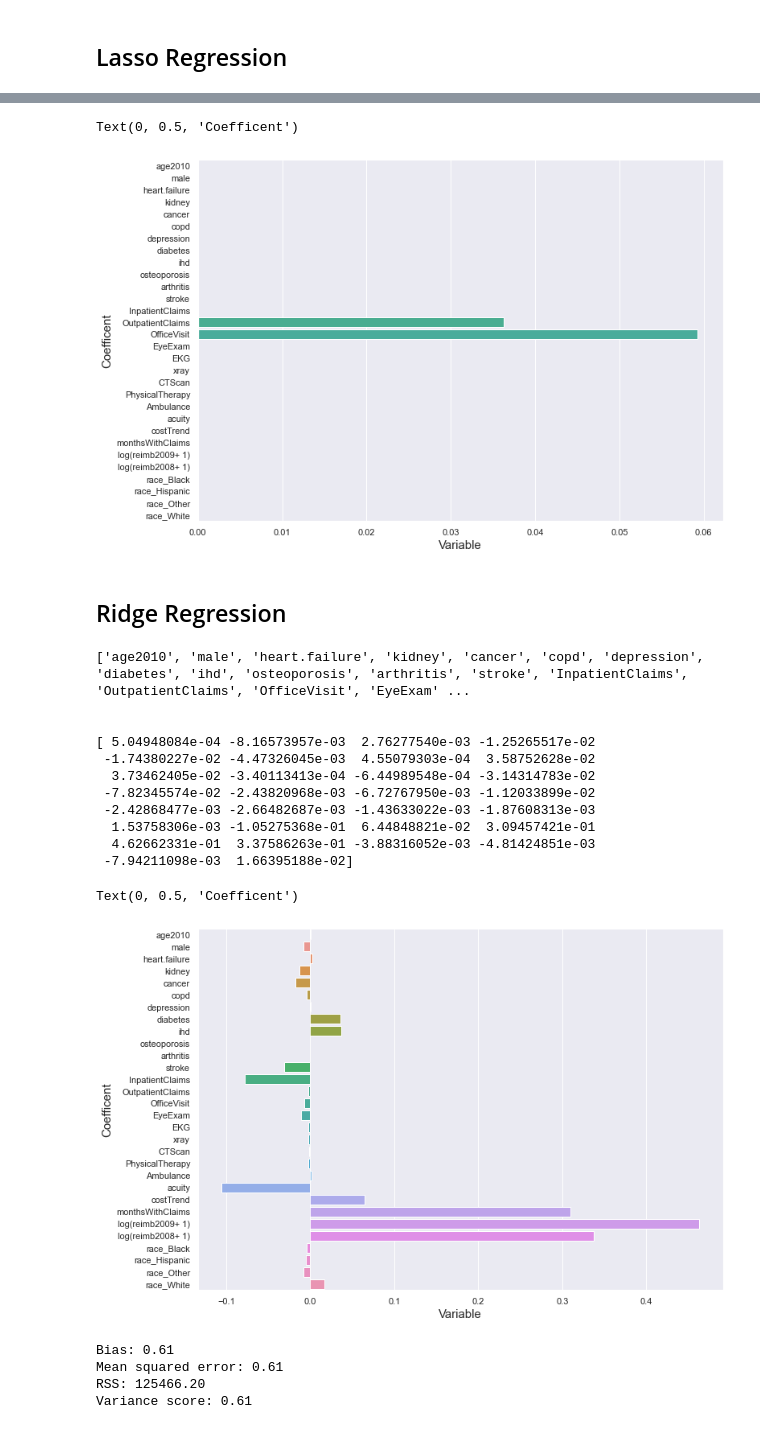
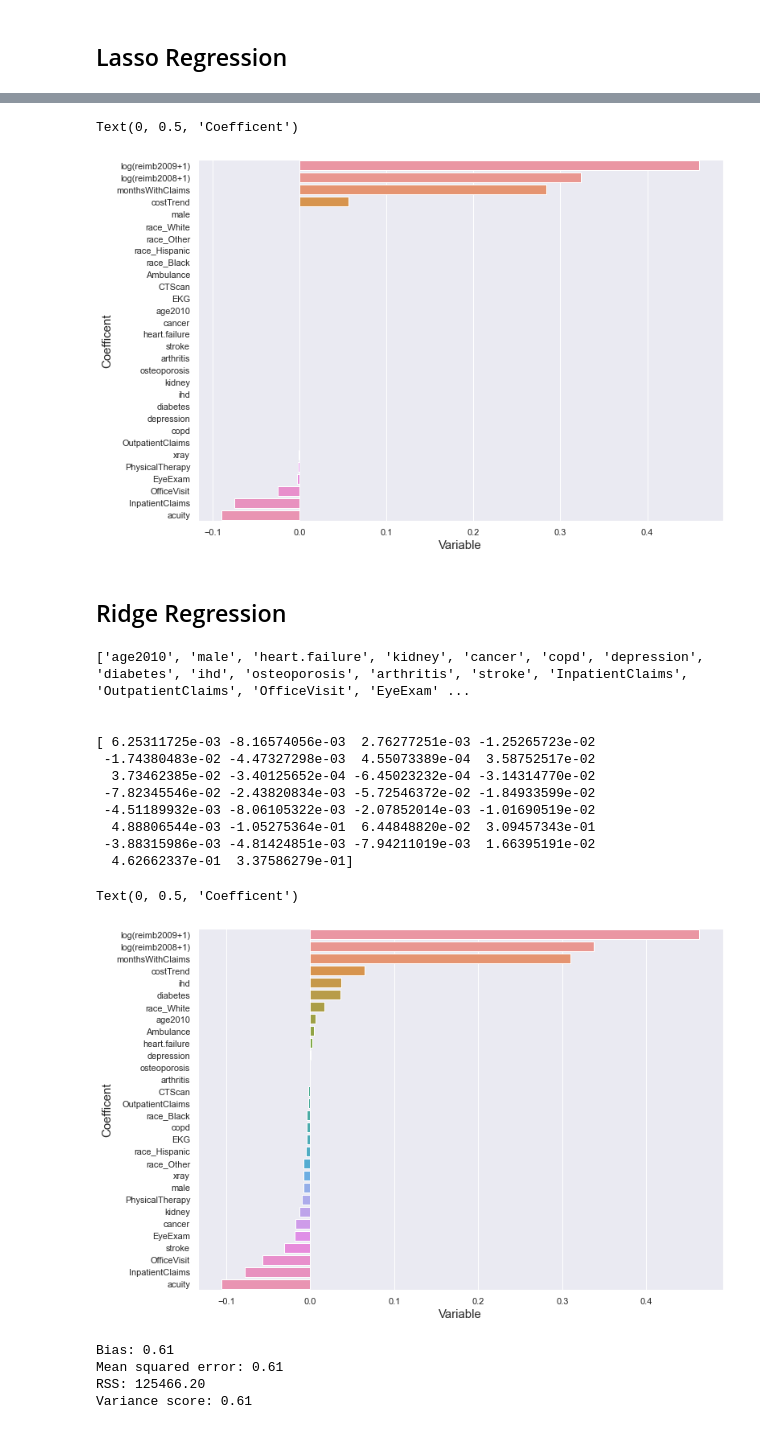
Before and after one commit to deniztokmakoglu/CAPP30254_Project, a Jupyter notebook: Reguralization.ipynb, the cells around one changed output, grey strips where cells are left out. Saved outputs shown, nothing was run; the diff lists cells and outputs as text; code cells hidden in the pictures.

```diff
--- a/Reguralization.ipynb
+++ b/Reguralization.ipynb
@@ -94,0 +87,6 @@ def metrics(target_predict,test_targets,train_features,train_targets,regr,output
+# %%
+ls = linear_model.Lasso()
+params_lasso = {'alpha':[0.5, 0.25, 0.1,0.01]}
+Lasso_GS = GridSearchCV(ls, param_grid=params_lasso, n_jobs=-1, scoring='neg_mean_squared_error')
+Lasso_GS.fit(train_features,train_targets)
+best_lasso = Lasso_GS.best_params_
@@ -95,6 +97,6 @@ def metrics(target_predict,test_targets,train_features,train_targets,regr,output
 # %%
 print(list(train_features), '\n\n')
-ls = linear_model.Lasso(alpha=0.5)
+ls = linear_model.Lasso(alpha=best_lasso["alpha"])
 ls.fit(train_features,train_targets)
 target_predict = ls.predict(test_features)
 print('{}\n'.format(ls.coef_))
@@ -124,17 +129,24 @@ coef_results = pd.DataFrame.from_dict(dict(zip(train_features_cols, coefs)), ori
 coef_results.rename(columns = {"index": "variable"}, inplace = True)
 # %%
 sns.set(rc={'figure.figsize':(11.7,8.27)})
-sns.barplot(y = "variable", x = "Coef", data = coef_results)
+sns.barplot(y = "variable", x = "Coef", data = coef_results,
+            order=coef_results.sort_values('Coef', ascending = False)["variable"])
 plt.xlabel("Variable", size=15)
 plt.ylabel("Coefficent", size=15)
 # %% [output]
 Text(0, 0.5, 'Coefficent')
-[figure, old version]
+[figure, new version]
 # %% [markdown]
 ## Ridge Regression
+# %%
+rg = linear_model.Ridge()
+params_Ridge = {'alpha': [0.5, 0.25, 0.1,0.01]}
+Ridge_GS = GridSearchCV(rg, param_grid=params_Ridge, n_jobs=-1, scoring='neg_mean_squared_error')
+Ridge_GS.fit(train_features,train_targets)
+best_rigde = Ridge_GS.best_params_
 # %%
+rg = linear_model.Ridge(alpha = best_rigde["alpha"])
 print(list(train_features), '\n\n')
-rg = linear_model.Ridge(alpha=0.5)
 rg.fit(train_features,train_targets)
 target_predict = rg.predict(test_features)
 print('{}\n'.format(rg.coef_))
@@ -142,14 +154,14 @@ print('{}\n'.format(rg.coef_))
 ['age2010', 'male', 'heart.failure', 'kidney', 'cancer', 'copd', 'depression', 'diabetes', 'ihd', 'osteoporosis', 'arthritis', 'stroke', 'InpatientClaims', 'OutpatientClaims', 'OfficeVisit', 'EyeExam' ...
 
 
-[ 5.04948084e-04 -8.16573957e-03  2.76277540e-03 -1.25265517e-02
- -1.74380227e-02 -4.47326045e-03  4.55079303e-04  3.58752628e-02
-  3.73462405e-02 -3.40113413e-04 -6.44989548e-04 -3.14314783e-02
- -7.82345574e-02 -2.43820968e-03 -6.72767950e-03 -1.12033899e-02
- -2.42868477e-03 -2.66482687e-03 -1.43633022e-03 -1.87608313e-03
-  1.53758306e-03 -1.05275368e-01  6.44848821e-02  3.09457421e-01
-  4.62662331e-01  3.37586263e-01 -3.88316052e-03 -4.81424851e-03
- -7.94211098e-03  1.66395188e-02]
+[ 6.25311725e-03 -8.16574056e-03  2.76277251e-03 -1.25265723e-02
+ -1.74380483e-02 -4.47327298e-03  4.55073389e-04  3.58752517e-02
+  3.73462385e-02 -3.40125652e-04 -6.45023232e-04 -3.14314770e-02
+ -7.82345546e-02 -2.43820834e-03 -5.72546372e-02 -1.84933599e-02
+ -4.51189932e-03 -8.06105322e-03 -2.07852014e-03 -1.01690519e-02
+  4.88806544e-03 -1.05275364e-01  6.44848820e-02  3.09457343e-01
+ -3.88315986e-03 -4.81424851e-03 -7.94211019e-03  1.66395191e-02
+  4.62662337e-01  3.37586279e-01]
 # %%
 coefs_r = rg.coef_
 # %%
@@ -159,12 +171,13 @@ coef_results_r = pd.DataFrame.from_dict(dict(zip(train_features_cols, coefs_r)),
 coef_results_r.rename(columns = {"index": "variable"}, inplace = True)
 # %%
 sns.set(rc={'figure.figsize':(11.7,8.27)})
-sns.barplot(y = "variable", x = "Coef", data = coef_results_r)
+sns.barplot(y = "variable", x = "Coef", data = coef_results_r,
+            order=coef_results_r.sort_values('Coef', ascending = False)["variable"])
 plt.xlabel("Variable", size=15)
 plt.ylabel("Coefficent", size=15)
 # %% [output]
 Text(0, 0.5, 'Coefficent')
-[figure, old version]
+[figure, new version]
 # %%
 ev["Ridge"] = metrics(target_predict,test_targets,train_features,train_targets,rg)
 # %% [output]
```
Also changed, not shown: parts of 28 cells of this notebook, 12 other files.
